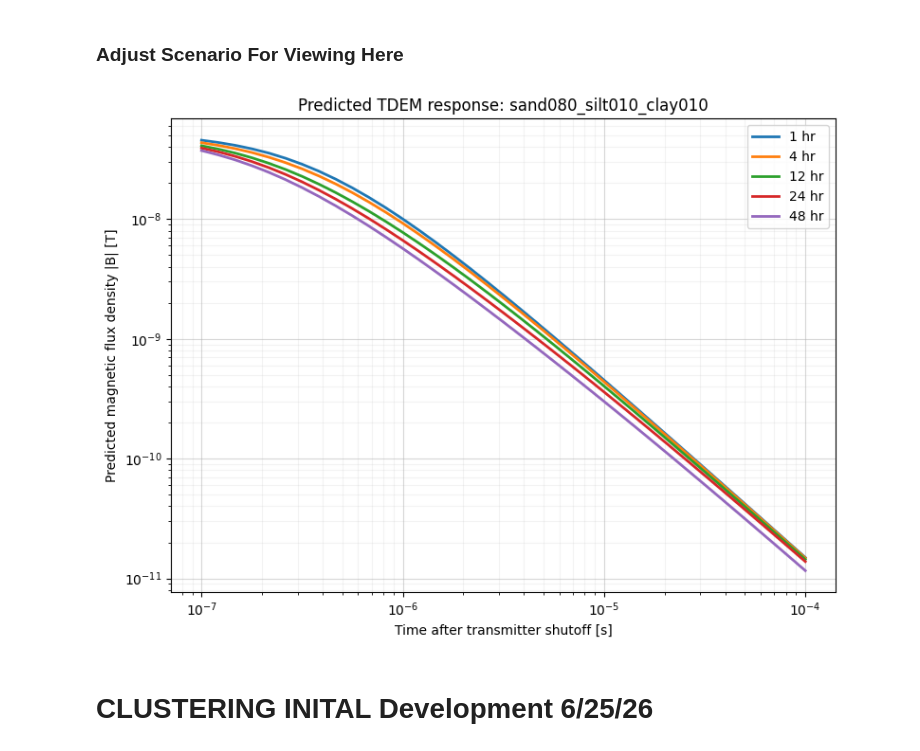
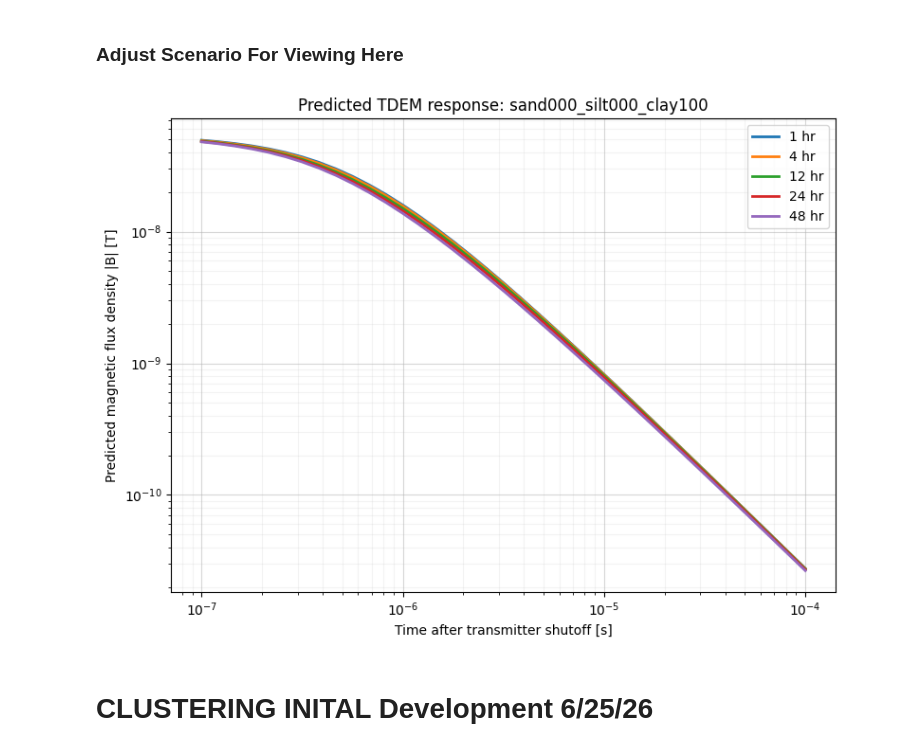
Before and after one commit to natalieyurek-cloud/TDEM_Thesis_Yurek, a Jupyter notebook: Analytical_ForwardModel.ipynb, the cells around one changed output. Cells and saved outputs as stored; diff of their text form; code cells hidden in the pictures.

```diff
--- a/Analytical_ForwardModel.ipynb
+++ b/Analytical_ForwardModel.ipynb
@@ -111,7 +113,7 @@ def vg_m(vg_n):
     """
     return 1 - (1 / vg_n)
 
-def kr_van_genuchten_mualem(Se, vg_n, l=0.5):
+def kr_vg_mualem(Se, vg_n, l=0.5):
     """
     van Genuchten-Mualem relative hydraulic conductivity.
 
@@ -137,7 +139,7 @@ def fit_n_sisson_to_vg_mualem(vg_n, Se_min=0.1, Se_max=0.95, l=0.5):
     """
 
     Se = np.linspace(Se_min, Se_max, 300)
-    Kr_vg = kr_van_genuchten_mualem(Se, vg_n=vg_n, l=l)
+    Kr_vg = kr_vg_mualem(Se, vg_n=vg_n, l=l)
 
     # Avoid log of zero
     valid = (Kr_vg > 0) & (Se > 0)
@@ -277,7 +276,7 @@ texture_excel_path = Path("C:/Users/natal/OneDrive/Desktop/26' HYDROGEO/Project
 
 texture_df = pd.read_excel(texture_excel_path, sheet_name="soil texture data")
 
-texture_step = 10  # options from current 2% sheet: 10 (66), 4 (351), or 2 (1326)
+texture_step = 4  # options from current 2% sheet: 10 (66), 4 (351), or 2 (1326)
 
 texture_df_subset = texture_df[
     (texture_df["sand"] % texture_step == 0) &
@@ -666,12 +665,12 @@ def plot_tem_response(
 # %%
 plot_tem_response(
     tem_response_matrices=tem_response_matrices,
-    scenario_name="sand080_silt010_clay010",      ### edit scenario you want to see
+    scenario_name="sand000_silt000_clay100",      ### edit scenario you want to see
     time_min=1e-7,
     time_max=1e-4
 )
 # %% [output]
-[figure, old version]
+[figure, new version]
 # %% [markdown]
 # CLUSTERING INITAL Development 6/25/26
 # %% [markdown]
```
Also changed, not shown: parts of 28 cells of this notebook.
